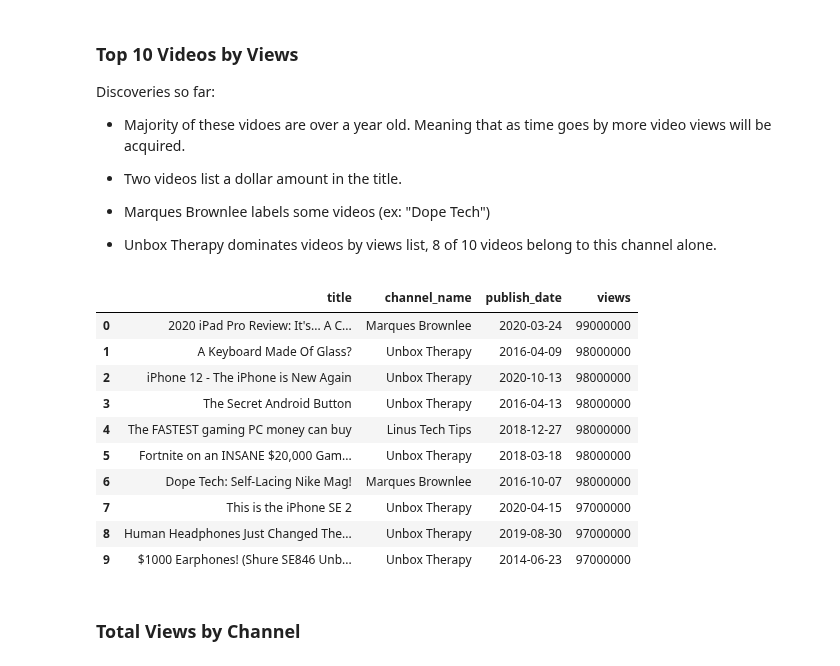
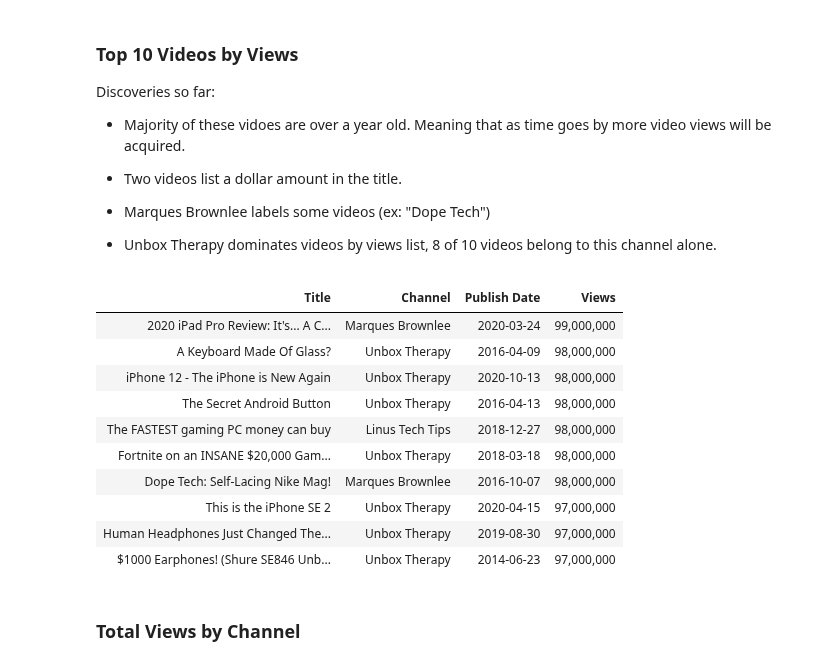
Before and after one commit to drusho/blog, a Jupyter notebook: _notebooks/2021-07-20-webscrapping-youtube.ipynb, the cells around one changed output. Saved outputs shown, nothing was run; the diff lists cells and outputs as text; code cells hidden in the pictures.

```diff
--- a/_notebooks/2021-07-20-webscrapping-youtube.ipynb
+++ b/_notebooks/2021-07-20-webscrapping-youtube.ipynb
@@ -225,22 +279,36 @@ Discoveries so far:
 * Marques Brownlee labels some videos (ex: "Dope Tech")
 
 * Unbox Therapy dominates videos by views list, 8 of 10 videos belong to this channel alone.
-# %%
-#collapse
-# Top 10 Videos by Views
-vc_merged.groupby(['title','channel_name','publish_date'])['views'].max().sort_values(ascending=False).head(10).reset_index()
-# %% [output]
-|  | title | channel_name | publish_date | views |
-| 0 | 2020 iPad Pro Review: It's... A C... | Marques Brownlee | 2020-03-24 | 99000000 |
-| 1 | A Keyboard Made Of Glass? | Unbox Therapy | 2016-04-09 | 98000000 |
-| 2 | iPhone 12 - The iPhone is New Again | Unbox Therapy | 2020-10-13 | 98000000 |
-| 3 | The Secret Android Button | Unbox Therapy | 2016-04-13 | 98000000 |
-| 4 | The FASTEST gaming PC money can buy | Linus Tech Tips | 2018-12-27 | 98000000 |
-| 5 | Fortnite on an INSANE $20,000 Gam... | Unbox Therapy | 2018-03-18 | 98000000 |
-| 6 | Dope Tech: Self-Lacing Nike Mag! | Marques Brownlee | 2016-10-07 | 98000000 |
-| 7 | This is the iPhone SE 2 | Unbox Therapy | 2020-04-15 | 97000000 |
-| 8 | Human Headphones Just Changed The... | Unbox Therapy | 2019-08-30 | 97000000 |
-| 9 | $1000 Earphones! (Shure SE846 Unb... | Unbox Therapy | 2014-06-23 | 97000000 |
+# %%
+#collapse
+# Top 10 Videos by Views
+top_chan = vc_merged.groupby(['video_title',
+                              'channel_name',
+                              'video_publish_date'])['video_views'].max().sort_values(ascending=False).head(10).reset_index()
+
+# rename columns to increase readability
+top_chan.rename(columns={
+    'channel_name':'Channel',
+    'video_publish_date':'Publish Date',
+    'video_views':'Views',
+    'video_title':'Title',
+    },inplace=True)
+
+top_chan.style.format(formatter={'Views': "{:,}",
+                                 'Publish Date': "{:%Y-%m-%d}"}).background_gradient(subset=['Views',
+                                                                                                   'Publish Date'], cmap='Wistia').hide_index()
+# %% [output]
+| Title | Channel | Publish Date | Views |
+| 2020 iPad Pro Review: It's... A C... | Marques Brownlee | 2020-03-24 | 99,000,000 |
+| A Keyboard Made Of Glass? | Unbox Therapy | 2016-04-09 | 98,000,000 |
+| iPhone 12 - The iPhone is New Again | Unbox Therapy | 2020-10-13 | 98,000,000 |
+| The Secret Android Button | Unbox Therapy | 2016-04-13 | 98,000,000 |
+| The FASTEST gaming PC money can buy | Linus Tech Tips | 2018-12-27 | 98,000,000 |
+| Fortnite on an INSANE $20,000 Gam... | Unbox Therapy | 2018-03-18 | 98,000,000 |
+| Dope Tech: Self-Lacing Nike Mag! | Marques Brownlee | 2016-10-07 | 98,000,000 |
+| This is the iPhone SE 2 | Unbox Therapy | 2020-04-15 | 97,000,000 |
+| Human Headphones Just Changed The... | Unbox Therapy | 2019-08-30 | 97,000,000 |
+| $1000 Earphones! (Shure SE846 Unb... | Unbox Therapy | 2014-06-23 | 97,000,000 |
 # %% [markdown]
 ### Total Views by Channel
 # %%
```
Also changed, not shown: parts of 17 cells of this notebook.
